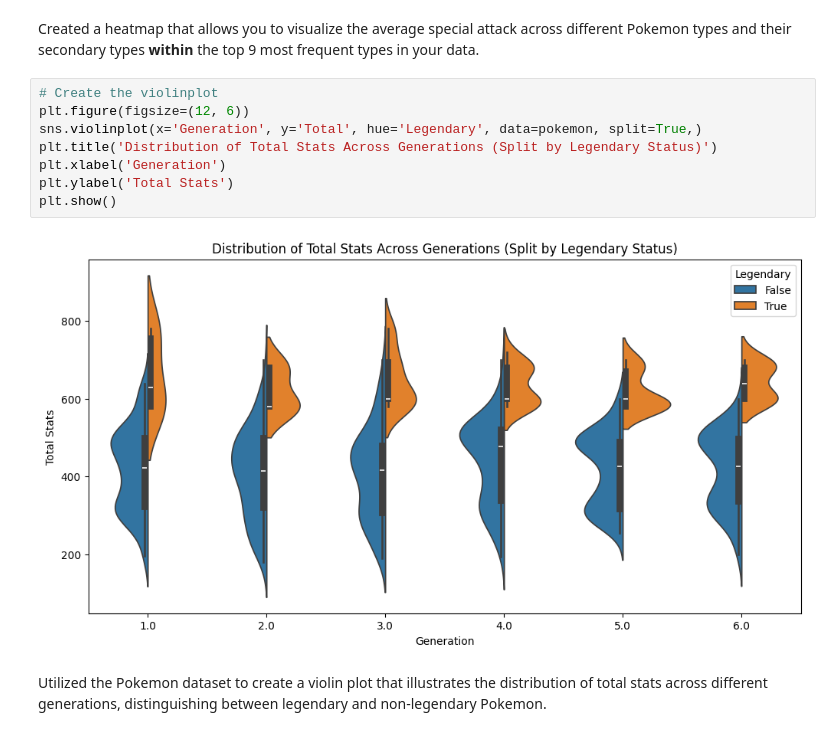
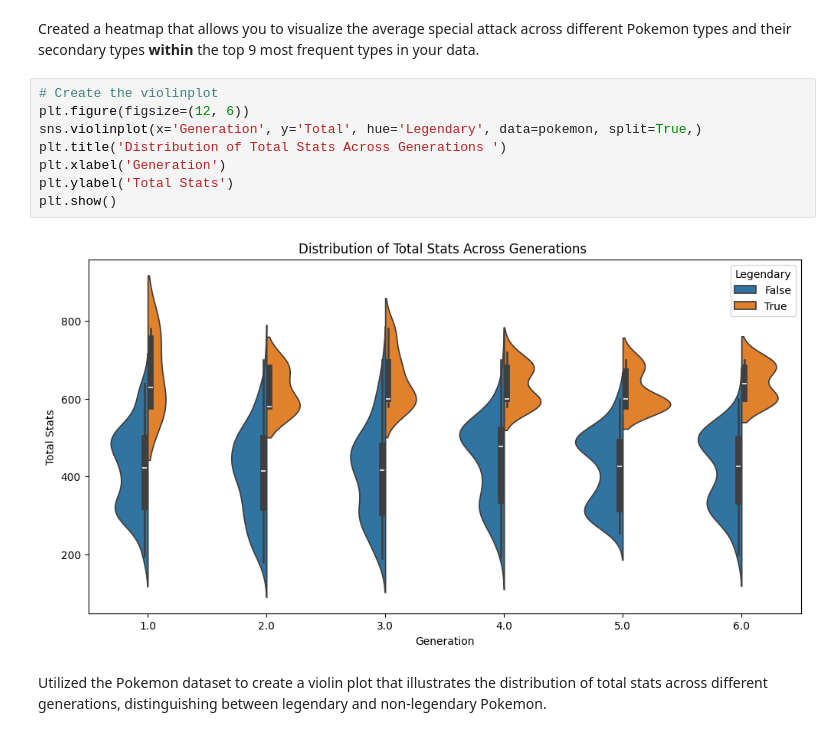
Before and after one commit to PVNgopal07/Machine-Learning, a Jupyter notebook: EDA(assignment).ipynb, the cells around one changed output. Saved outputs shown, nothing was run; the diff lists cells and outputs as text.

```diff
--- a/EDA(assignment).ipynb
+++ b/EDA(assignment).ipynb
@@ -176,13 +176,13 @@ plt.show()
 # %%
 # Create the violinplot
 plt.figure(figsize=(12, 6))
 sns.violinplot(x='Generation', y='Total', hue='Legendary', data=pokemon, split=True,)
-plt.title('Distribution of Total Stats Across Generations (Split by Legendary Status)')
+plt.title('Distribution of Total Stats Across Generations ')
 plt.xlabel('Generation')
 plt.ylabel('Total Stats')
 plt.show()
 # %% [output]
-[figure, old version]
+[figure, new version]
 # %% [markdown]
 Utilized the Pokemon dataset to create a violin plot that illustrates the distribution of total stats across different generations, distinguishing between legendary and non-legendary Pokemon.
 # %%
```
Also changed, not shown: parts of 7 cells of this notebook.
